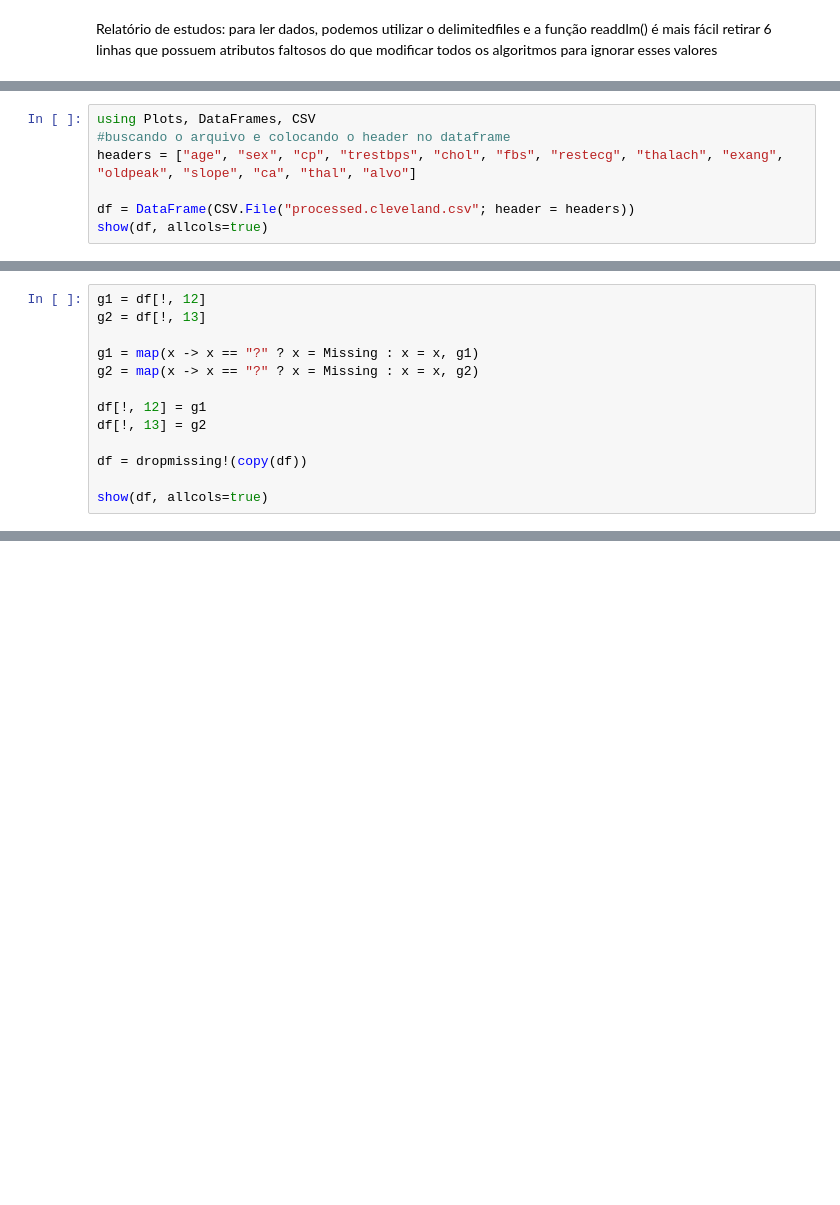
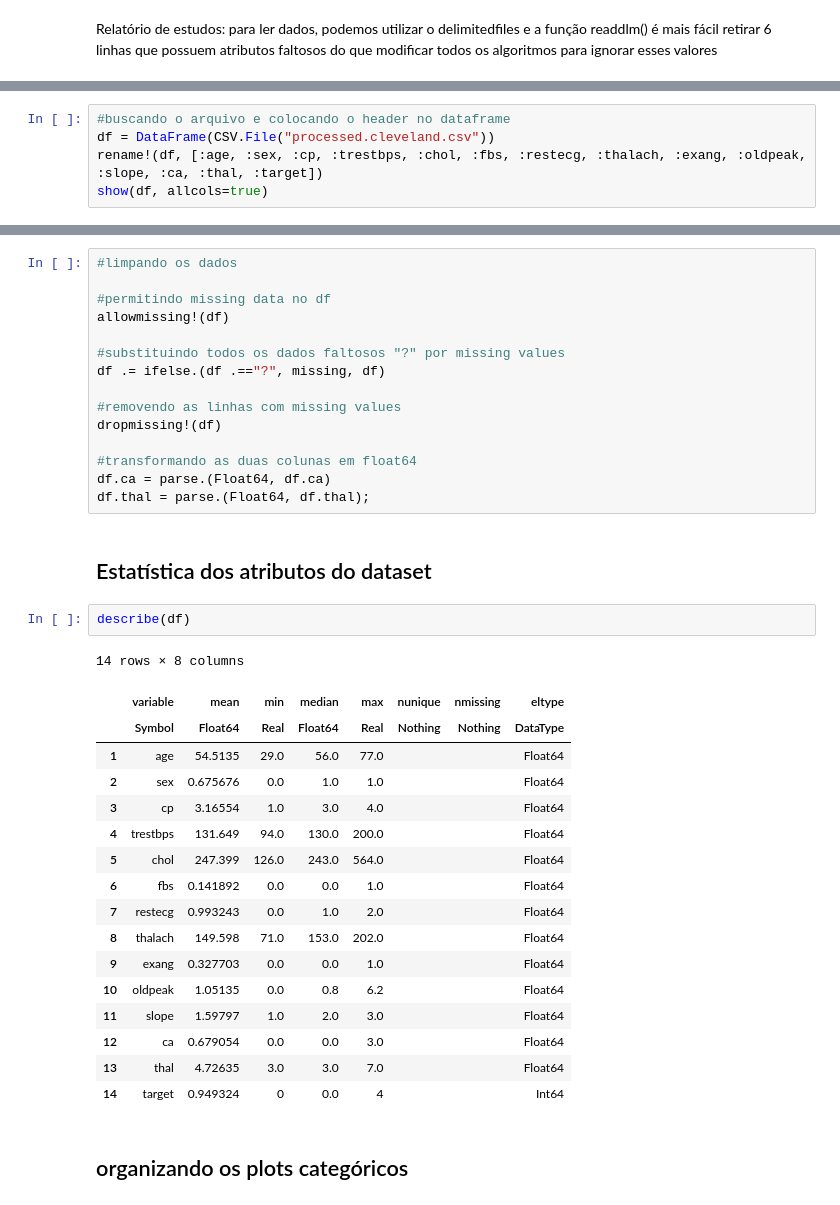
Before and after one commit to LucasGarcia07/cardiacDiseasePrediction, a Jupyter notebook: cardiactests.ipynb, the cells around one changed output, grey strips where cells are left out. Drawn from its saved outputs; the diff is of its cells as text; blank space fills up the shorter version.

Commit message:
adcionando a análise de correlação, balanceamento e mudando os plots categóricos

```diff
--- a/cardiactests.ipynb
+++ b/cardiactests.ipynb
@@ -48,8 +32,6 @@ https://nextjournal.com/leandromartinez98/tips-to-create-beautiful-publication-q
 # %%
-using Plots, DataFrames, CSV
 #buscando o arquivo e colocando o header no dataframe
-headers = ["age", "sex ", "cp", "trestbps", "chol", "fbs", "restecg", "thalach", "exang", "oldpeak", "slope", "ca", "thal", "alvo"]
-
-df = DataFrame(CSV.File("processed.cleveland.csv"; header = headers))
+df = DataFrame(CSV.File("processed.cleveland.csv"))
+rename!(df, [:age, :sex, :cp, :trestbps, :chol, :fbs, :restecg, :thalach, :exang, :oldpeak, :slope, :ca, :thal, :target])
 show(df, allcols=true)
 # %% [output]
@@ -73,13 +54,0 @@ show(df, allcols=true)
-# %%
-g1 = df[!, 12]
-g2 = df[!, 13]
-
-g1 = map(x -> x == "?" ? x = Missing : x = x, g1)
-g2 = map(x -> x == "?" ? x = Missing : x = x, g2)
-
-df[!, 12] = g1
-df[!, 13] = g2
-
-df = dropmissing!(copy(df))
-
-show(df, allcols=true)
@@ -103,0 +58,39 @@ show(df, allcols=true)
+# %%
+#limpando os dados
+
+#permitindo missing data no df
+allowmissing!(df)
+
+#substituindo todos os dados faltosos "?" por missing values
+df .= ifelse.(df .=="?", missing, df)
+
+#removendo as linhas com missing values
+dropmissing!(df)
+
+#transformando as duas colunas em float64
+df.ca = parse.(Float64, df.ca)
+df.thal = parse.(Float64, df.thal);
+# %% [markdown]
+## Estatística dos atributos do dataset
+# %%
+describe(df)
+# %% [output]
+14 rows × 8 columns
+|  | variable | mean | min | median | max | nunique | nmissing | eltype |
+|  | Symbol | Float64 | Real | Float64 | Real | Nothing | Nothing | DataType |
+| 1 | age | 54.5135 | 29.0 | 56.0 | 77.0 |  |  | Float64 |
+| 2 | sex | 0.675676 | 0.0 | 1.0 | 1.0 |  |  | Float64 |
+| 3 | cp | 3.16554 | 1.0 | 3.0 | 4.0 |  |  | Float64 |
+| 4 | trestbps | 131.649 | 94.0 | 130.0 | 200.0 |  |  | Float64 |
+| 5 | chol | 247.399 | 126.0 | 243.0 | 564.0 |  |  | Float64 |
+| 6 | fbs | 0.141892 | 0.0 | 0.0 | 1.0 |  |  | Float64 |
+| 7 | restecg | 0.993243 | 0.0 | 1.0 | 2.0 |  |  | Float64 |
+| 8 | thalach | 149.598 | 71.0 | 153.0 | 202.0 |  |  | Float64 |
+| 9 | exang | 0.327703 | 0.0 | 0.0 | 1.0 |  |  | Float64 |
+| 10 | oldpeak | 1.05135 | 0.0 | 0.8 | 6.2 |  |  | Float64 |
+| 11 | slope | 1.59797 | 1.0 | 2.0 | 3.0 |  |  | Float64 |
+| 12 | ca | 0.679054 | 0.0 | 0.0 | 3.0 |  |  | Float64 |
+| 13 | thal | 4.72635 | 3.0 | 3.0 | 7.0 |  |  | Float64 |
+| 14 | target | 0.949324 | 0 | 0.0 | 4 |  |  | Int64 |
+# %% [markdown]
+## organizando os plots categóricos
```
Also changed, not shown: parts of 27 cells of this notebook.
